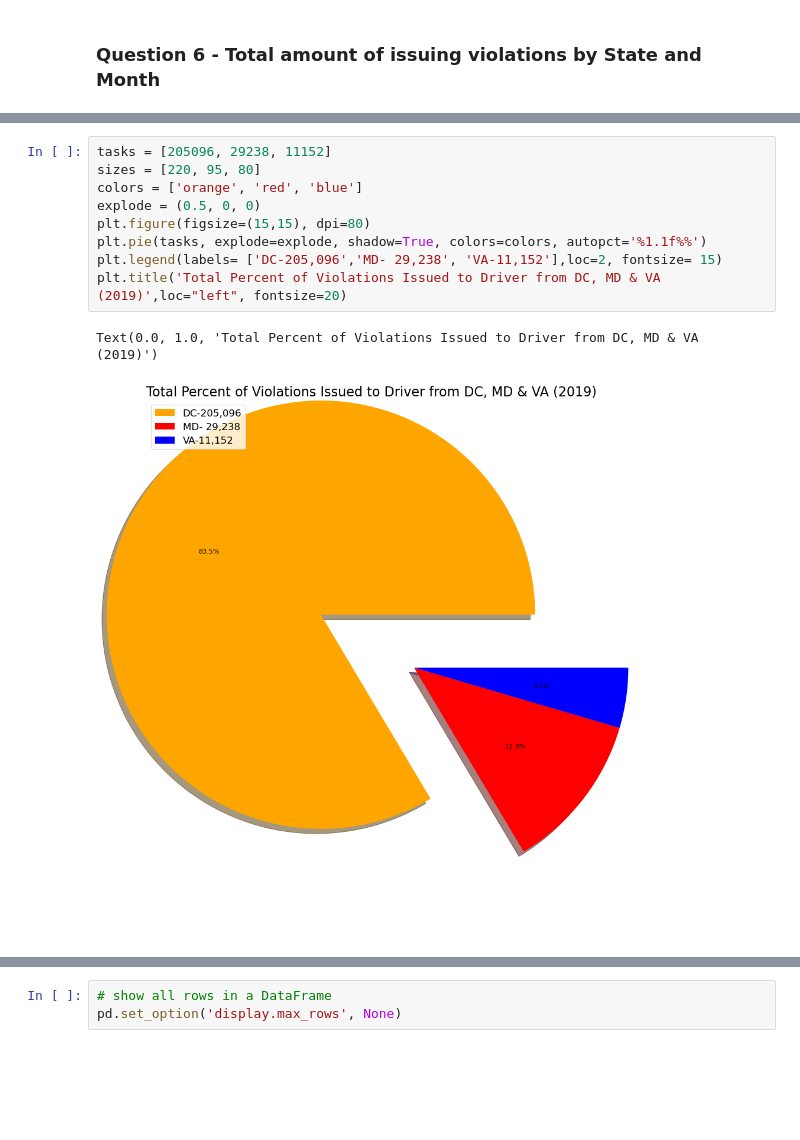
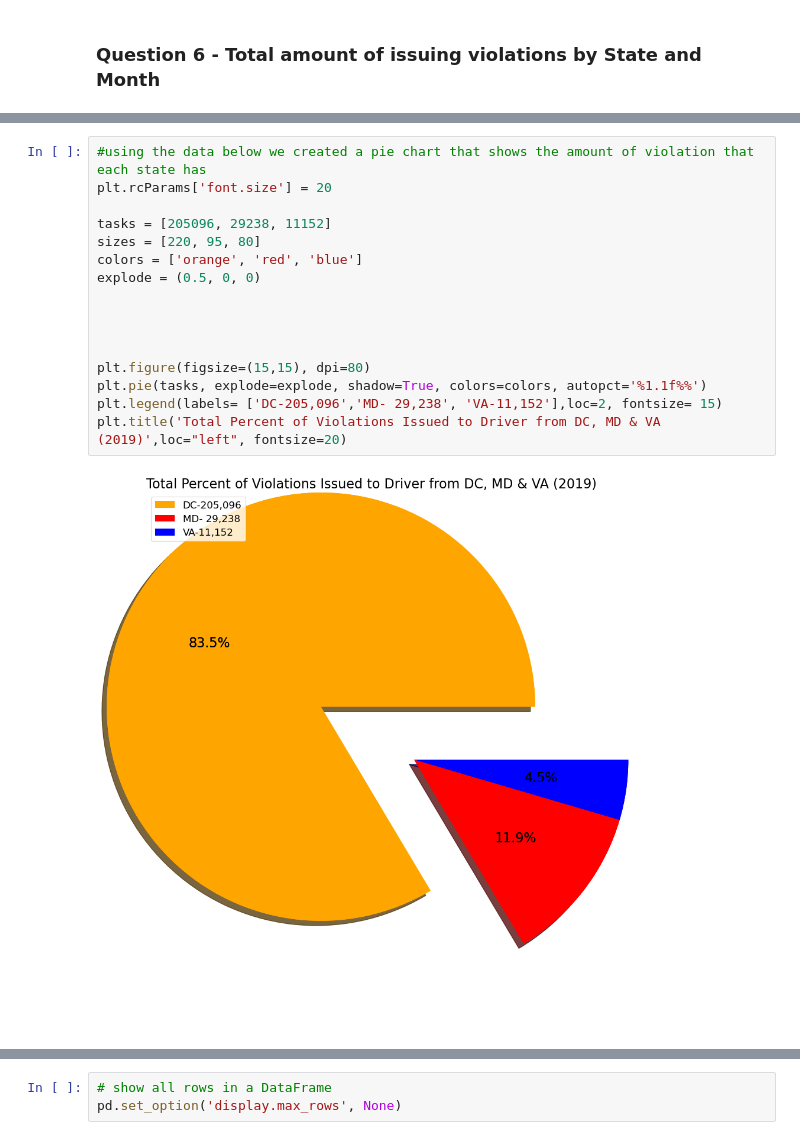
Before and after one commit to Renier83/API-challenge1, a Jupyter notebook: Project/Final.ipynb, the cells around one changed output, grey strips where cells are left out. Cells and saved outputs as stored; diff of their text form; blank space fills up the shorter version.

```diff
--- a/Project/Final.ipynb
+++ b/Project/Final.ipynb
@@ -179,15 +200,21 @@ total_amount.to_frame()
 |  | 11 | $101,750.0 |
 |  | 12 | $84,242.0 |
 # %%
+#using the data below we created a pie chart that shows the amount of violation that each state has
+plt.rcParams['font.size'] = 20
+
 tasks = [205096, 29238, 11152]
 sizes = [220, 95, 80]
 colors = ['orange', 'red', 'blue']
 explode = (0.5, 0, 0)
+
+
+
+
 plt.figure(figsize=(15,15), dpi=80)
 plt.pie(tasks, explode=explode, shadow=True, colors=colors, autopct='%1.1f%%')
 plt.legend(labels= ['DC-205,096','MD- 29,238', 'VA-11,152'],loc=2, fontsize= 15)
 plt.title('Total Percent of Violations Issued to Driver from DC, MD & VA (2019)',loc="left", fontsize=20)
 # %% [output]
-Text(0.0, 1.0, 'Total Percent of Violations Issued to Driver from DC, MD & VA (2019)')
-[figure, old version]
+[figure, new version]
 # %%
```
Also changed, not shown: parts of 21 cells of this notebook, 9 other files.
